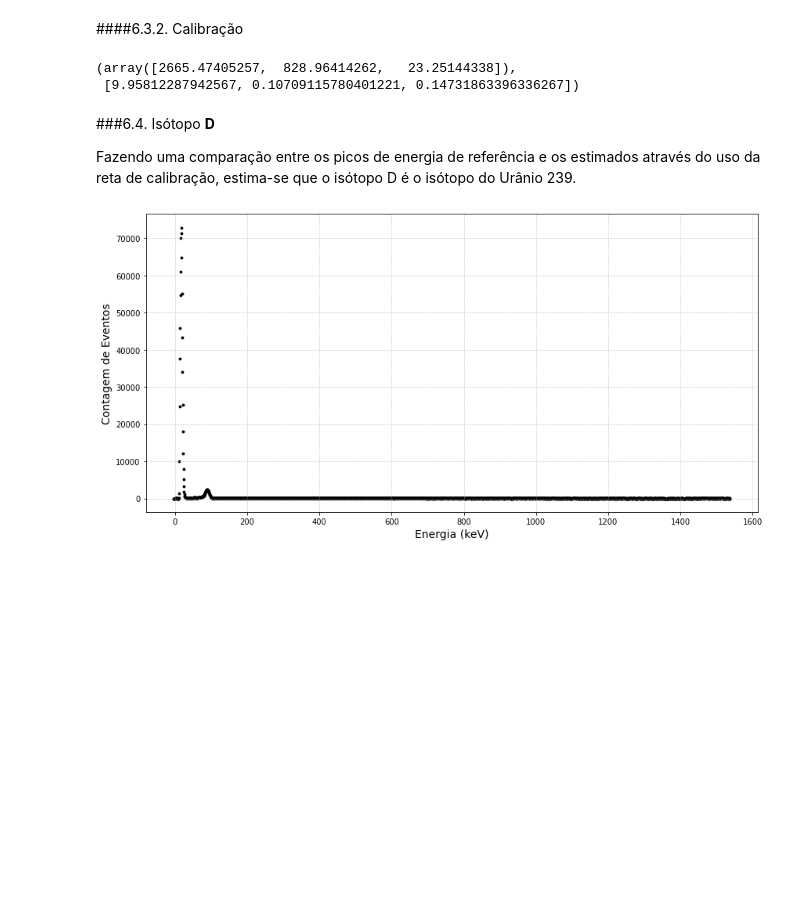
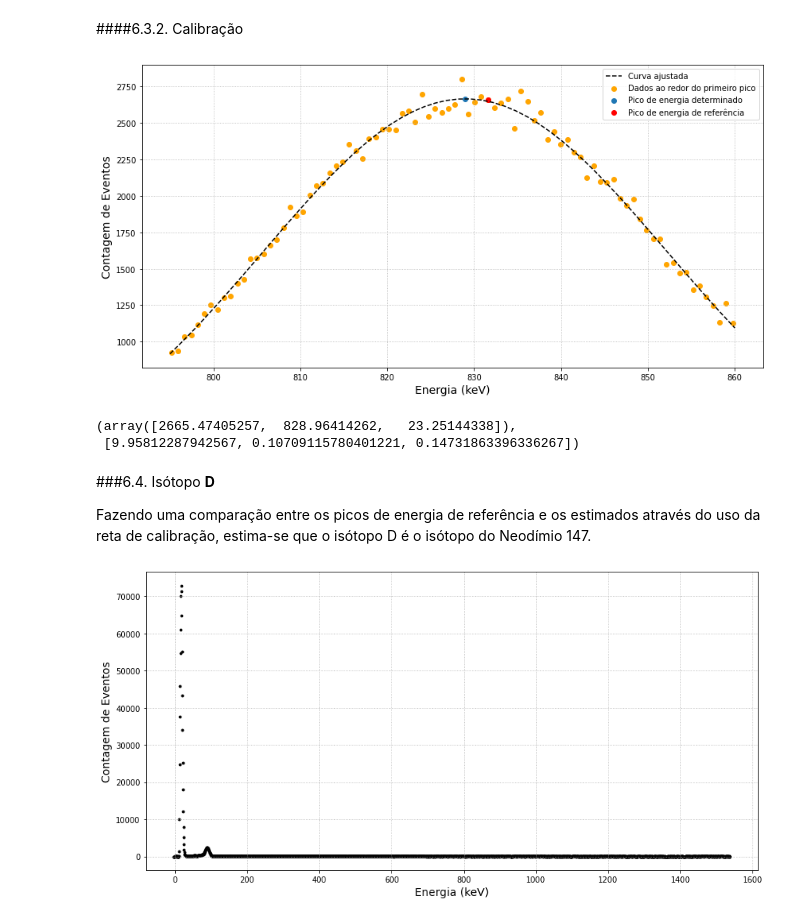
Before and after one commit to goulartsursula/DisciplinasUERJ, a Jupyter notebook: Estrutura da Materia 3/EspectroscopiaGama.ipynb, the cells around one changed output. Saved outputs shown, nothing was run; the diff lists cells and outputs as text; code cells hidden in the pictures; blank space fills up the shorter version.

```diff
--- a/Estrutura da Materia 3/EspectroscopiaGama.ipynb
+++ b/Estrutura da Materia 3/EspectroscopiaGama.ipynb
@@ -599,9 +643,9 @@ plt.grid(linestyle='dotted')
 # %% [markdown]
 ####6.3.1. Gráficos de seção de área
 # %%
-dataC_peak_1 = dataC[(dataC['Energy']>=795)&(dataC['Energy']<=860)]
+dataC_peak = dataC[(dataC['Energy']>=795)&(dataC['Energy']<=860)]
 fig = plt.subplots(figsize=(14,8))
-plt.scatter(dataC_peak_1['Energy'], dataC_peak_1['Counts'], c='orange')
+plt.scatter(dataC_peak['Energy'], dataC_peak['Counts'], c='orange')
 plt.xlabel('Energia (keV)', fontsize='14')
 plt.ylabel('Contagem de Eventos', fontsize='14')
 plt.grid(linestyle='dotted')
@@ -612,13 +656,27 @@ plt.grid(linestyle='dotted')
 # %%
 def GaussC(x, A, mean, sigma): #Gaussiana para o primeiro pico
     return A * np.exp(-0.5 * np.square((x - mean) / sigma))
 
 sigma = np.sqrt(dataC_peak_1['Energy'])
 p0 = (1000, 828, 65) #Condições iniciais: valor máximo de y, estimativa da média, xmax - xmin
 
 poptC, pcovC = curve_fit(GaussC, dataC_peak_1['Energy'], dataC_peak_1['Counts'], sigma=sigma, p0=p0) #print A, mean, sigma
 
 errorC = [np.sqrt(pcovC[i, i]) for i in np.arange(3)]
+
+fig = plt.subplots(figsize=(14,7))
+x_C = np.linspace(795, 860)
+plt.plot(x_C, GaussC(x_C, *poptC), linestyle='--', c='black', label='Curva ajustada')
+plt.scatter(dataC_peak['Energy'], dataC_peak['Counts'], c='orange', label='Dados ao redor do primeiro pico')
+plt.scatter(poptC[1],poptC[0], label='Pico de energia determinado')
+plt.scatter(831.581308, 2658, c='r', label='Pico de energia de referência')
+plt.xlabel('Energia (keV)', fontsize='14')
+plt.ylabel('Contagem de Eventos', fontsize='14')
+plt.legend(fontsize='10')
+plt.savefig('PeakFit_C.png', transparent = True)
+plt.grid(linestyle='dotted')
+# %% [output]
+[figure, added]
 # %%
 poptC, errorC
 # %% [output]
@@ -627,7 +685,7 @@ poptC, errorC
 # %% [markdown]
 ###6.4. Isótopo **D**
 
-Fazendo uma comparação entre os picos de energia de referência e os estimados através do uso da reta de calibração, estima-se que o isótopo D é o isótopo do Urânio 239.
+Fazendo uma comparação entre os picos de energia de referência e os estimados através do uso da reta de calibração, estima-se que o isótopo D é o isótopo do Neodímio 147.
 # %%
 dataD = pd.read_table('D.tsv', skiprows=18)
 dataD['Energy'] = coef1[0]*np.power(dataD['Chan'], 2) + coef1[1]*dataD['Chan'] + coef1[2]
```
Also changed, not shown: parts of 10 cells of this notebook.
